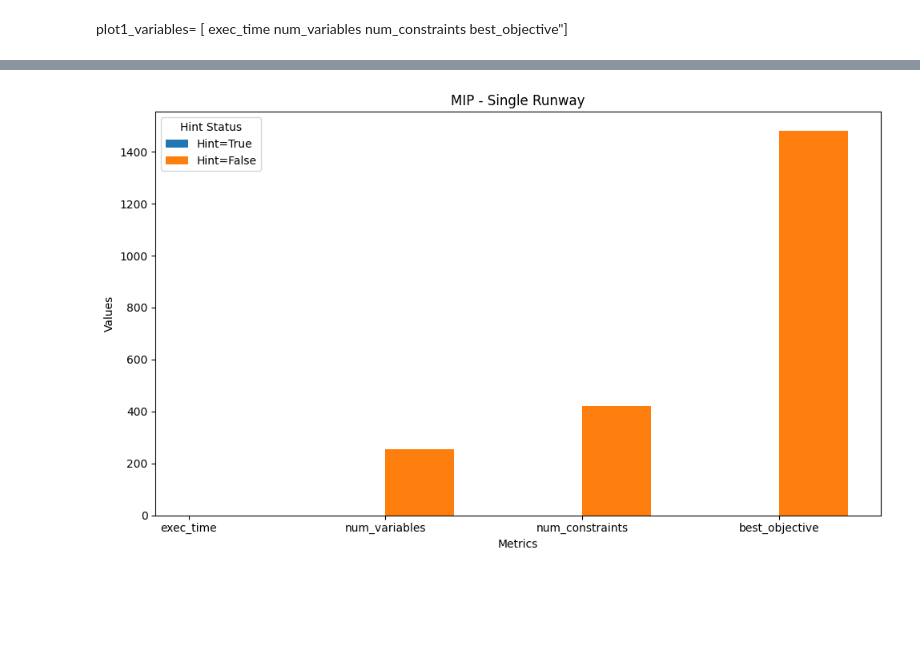
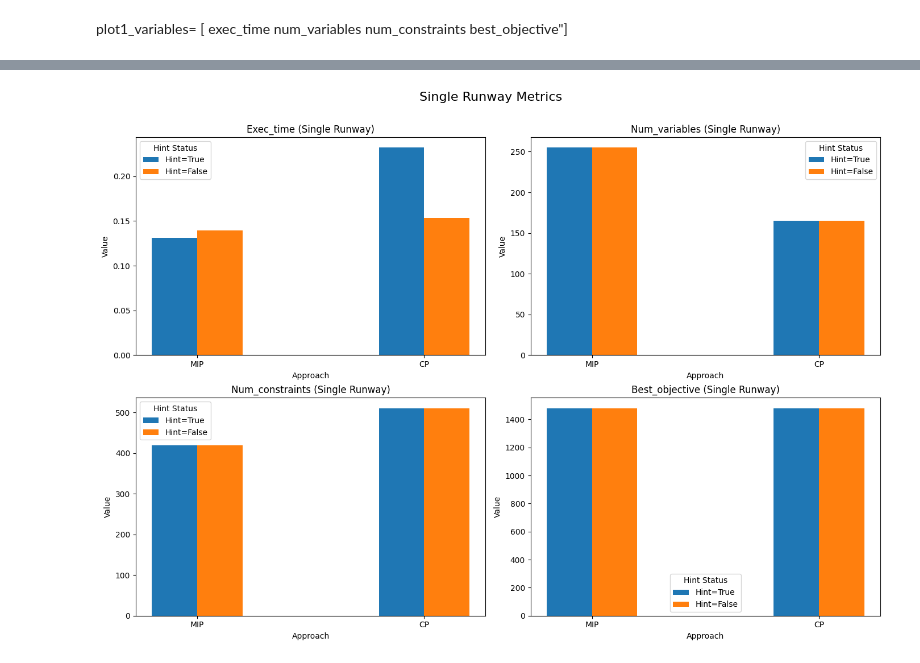
Before and after one commit to brunomfernandes45/aircraft-landings-scheduling, a Jupyter notebook: src/report.ipynb, the cells around one changed output, grey strips where cells are left out. Drawn from its saved outputs; the diff is of its cells as text; code cells hidden in the pictures; blank space fills up the shorter version.

```diff
--- a/src/report.ipynb
+++ b/src/report.ipynb
@@ -261,7 +261,7 @@ for file_num in tqdm(file_numbers, desc="Processing Files"):
                         "branching_strategy": DEFAULT_BRANCHING_STRATEGY,
                         "variable_strategy": DEFAULT_VARIABLE_STRATEGY,
                         "value_strategy": DEFAULT_VALUE_STRATEGY,
-                        "hint": False,
+                        "hint": hint,
                         "runs_successful": count_success,
                         "runs_failed": num_runs - count_success,
                     }
@@ -287,7 +287,7 @@ for file_num in tqdm(file_numbers, desc="Processing Files"):
                         "branching_strategy": DEFAULT_BRANCHING_STRATEGY,
                         "variable_strategy": DEFAULT_VARIABLE_STRATEGY,
                         "value_strategy": DEFAULT_VALUE_STRATEGY,
-                        "hint": False,
+                        "hint": hint,
                         "runs_successful": 0,
                         "runs_failed": num_runs,
                         "errors": "All runs failed.",
@@ -1223,0 +1244,3 @@ for runway_type in runway_types:
+# %%
+hint_true_data = merged_results[merged_results['hint'] == True]
+hint_true_data
@@ -1230,7 +1271,7 @@ import pandas as pd
 plot1_variables = ['exec_time', 'num_variables', 'num_constraints', 'best_objective']
 runway_types = ['single', 'multiple']
 approaches = ['MIP', 'CP']
-width = 0.35  # Largura das barras
+width = 0.2  # Largura das barras
 
 # Filtrar os dados do dataset merged_results
 filtered_results = merged_results[
@@ -1240,36 +1281,59 @@ filtered_results = merged_results[
     (merged_results['value_strategy'] == "DEFAULT")
 ]
 
-# Criar gráficos para cada tipo de pista e abordagem
+# Criar gráficos para cada tipo de pista e abordagem em uma grelha
 for runway_type in runway_types:
-    for approach in approaches:
-        # Filtrar dados para o tipo de pista e abordagem atual
-        data_filtered = filtered_results[
-            (filtered_results['runway_type'] == runway_type) &
-            (filtered_results['approach'] == approach)
-        ]
+    print(f"\nRunway Type: {runway_type}")
+    fig, axes = plt.subplots(2, 2, figsize=(14, 10))  # Grelha 2x2
+    axes = axes.flatten()  # Converter a matriz de eixos em lista
 
-        # Separar os dados com hint True e False
-        hint_true = data_filtered[data_filtered['hint'] == True][plot1_variables].mean()
-        hint_false = data_filtered[data_filtered['hint'] == False][plot1_variables].mean()
+    for j, variable in enumerate(plot1_variables):
+        ax = axes[j]
+        x = np.arange(len(approaches))  # Posições no eixo X para cada abordagem
 
-        # Preparar os dados para o gráfico
-        x = np.arange(len(plot1_variables))  # Posições para as métricas no eixo X
+        # Inicializar listas para as barras
+        hint_true_values = []
+        hint_false_values = []
 
-        # Criar o gráfico
-        fig, ax = plt.subplots(figsize=(10, 6))
-        ax.bar(x - width / 2, hint_true, width, label="Hint=True")
-        ax.bar(x + width / 2, hint_false, width, label="Hint=False")
+        for approach in approaches:
+            # Filtrar dados para o tipo de pista e abordagem atual
+            data_filtered = filtered_results[
+                (filtered_results['runway_type'] == runway_type) &
+                (filtered_results['approach'] == approach)
+            ]
 
-        # Configurações do gráfico
-        ax.set_title(f"{approach} - {runway_type.capitalize()} Runway")
+            # Separar os dados com hint True e False
+            hint_true_data = data_filtered[data_filtered['hint'] == True]
+            hint_false_data = data_filtered[data_filtered['hint'] == False]
+
+            # Verificar se há dados para hint True e False e adicionar à lista
+            if not hint_true_data.empty:
+                hint_true_values.append(hint_true_data.iloc[0][variable])
+            else:
+                hint_true_values.append(0)  # Preencher com zero caso não haja dados
+
+            if not hint_false_data.empty:
+                hint_false_values.append(hint_false_data.iloc[0][variable])
+            else:
+                hint_false_values.append(0)  # Preencher com zero caso não haja dados
+
+        # Adicionar barras ao gráfico
+        ax.bar(x - width / 2, hint_true_values, width, label="Hint=True")
+        ax.bar(x + width / 2, hint_false_values, width, label="Hint=False")
+
+        # Ajustar as posições dos xticks para o centro das barras
         ax.set_xticks(x)
-        ax.set_xticklabels(plot1_variables)
-        ax.set_xlabel("Metrics")
-        ax.set_ylabel("Values")
+        ax.set_xticklabels(approaches)
+
+        # Configurações do subplot
+        ax.set_title(f"{variable.capitalize()} ({runway_type.capitalize()} Runway)")
+        ax.set_ylabel("Value")
+        ax.set_xlabel("Approach")
         ax.legend(title="Hint Status")
 
-        # Ajustar layout e exibir
-        plt.tight_layout()
-        plt.show()
+    # Ajustar layout e exibir a grelha
+    plt.tight_layout()
+    fig.suptitle(f"{runway_type.capitalize()} Runway Metrics", fontsize=16)
+    plt.subplots_adjust(top=0.9)
+    plt.show()
 # %% [output]
@@ -1276 +1341 @@ for runway_type in runway_types:
-[figure, old version]
+[figure, new version]
```
Also changed, not shown: parts of 14 cells of this notebook.
